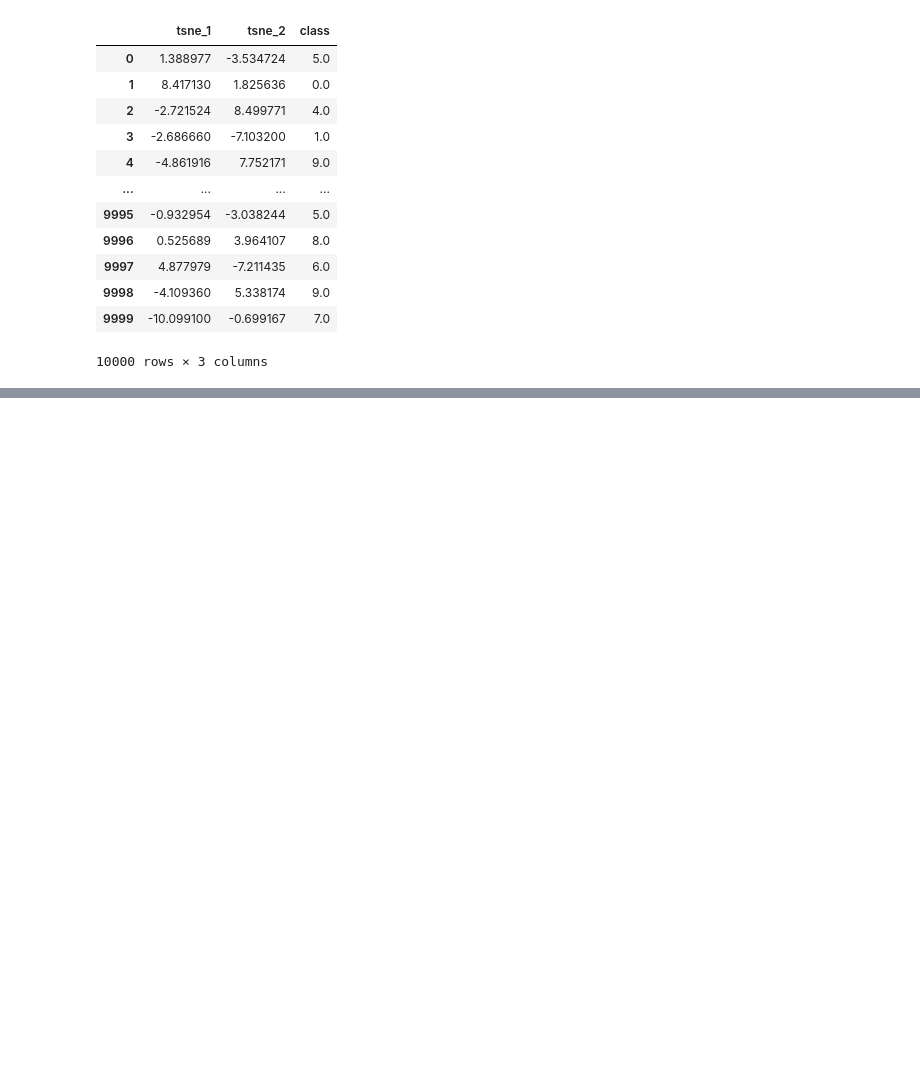
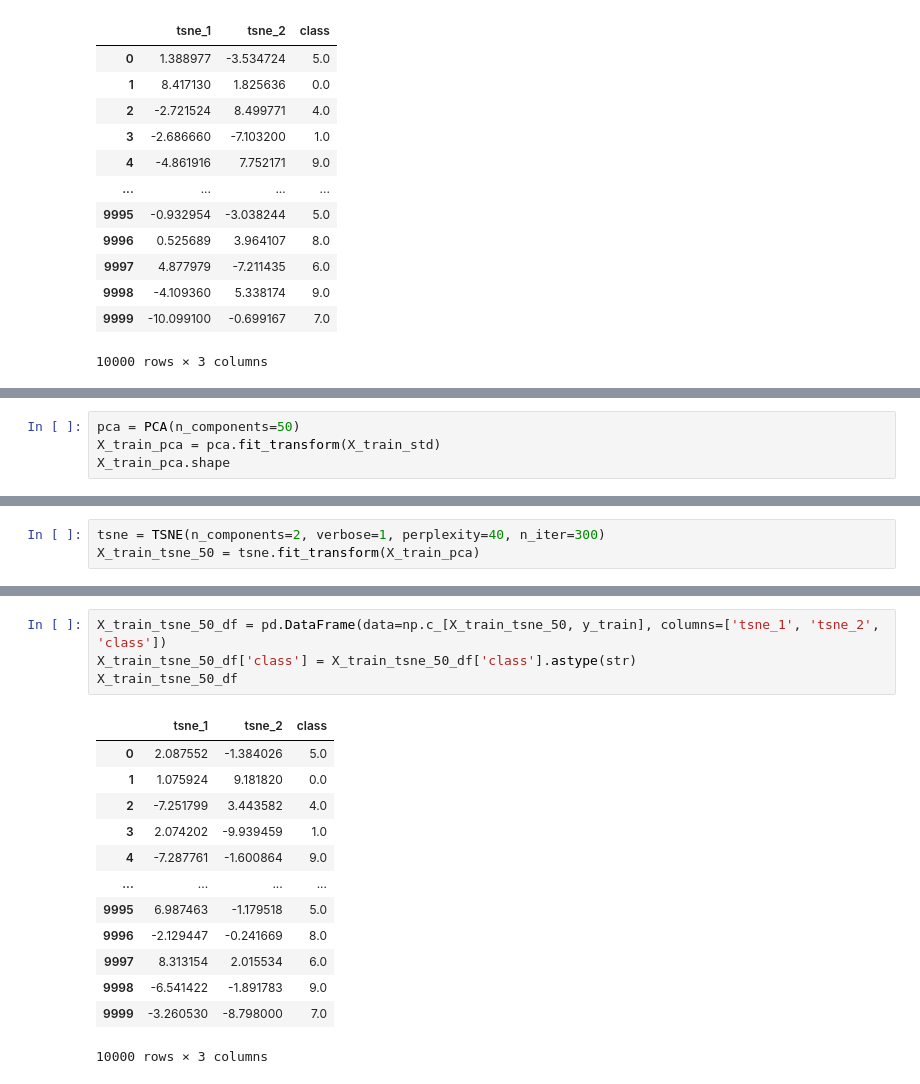
Before and after one commit to krakowiakpawel9/ml_course, a Jupyter notebook: ul/11_tsne.ipynb, the cells around one changed output, grey strips where cells are left out. Saved outputs shown, nothing was run; the diff lists cells and outputs as text; blank space fills up the shorter version.

```diff
--- a/ul/11_tsne.ipynb
+++ b/ul/11_tsne.ipynb
@@ -169,0 +188,4 @@ px.scatter(X_train_tsne_df, x='tsne_1', y='tsne_2', color='class', opacity=0.5,
+# %%
+pca = PCA(n_components=50)
+X_train_pca = pca.fit_transform(X_train_std)
+X_train_pca.shape
@@ -169,0 +194,3 @@ px.scatter(X_train_tsne_df, x='tsne_1', y='tsne_2', color='class', opacity=0.5,
+# %%
+tsne = TSNE(n_components=2, verbose=1, perplexity=40, n_iter=300)
+X_train_tsne_50 = tsne.fit_transform(X_train_pca)
@@ -169,0 +214,18 @@ px.scatter(X_train_tsne_df, x='tsne_1', y='tsne_2', color='class', opacity=0.5,
+# %%
+X_train_tsne_50_df = pd.DataFrame(data=np.c_[X_train_tsne_50, y_train], columns=['tsne_1', 'tsne_2', 'class'])
+X_train_tsne_50_df['class'] = X_train_tsne_50_df['class'].astype(str)
+X_train_tsne_50_df
+# %% [output]
+|  | tsne_1 | tsne_2 | class |
+| 0 | 2.087552 | -1.384026 | 5.0 |
+| 1 | 1.075924 | 9.181820 | 0.0 |
+| 2 | -7.251799 | 3.443582 | 4.0 |
+| 3 | 2.074202 | -9.939459 | 1.0 |
+| 4 | -7.287761 | -1.600864 | 9.0 |
+| ... | ... | ... | ... |
+| 9995 | 6.987463 | -1.179518 | 5.0 |
+| 9996 | -2.129447 | -0.241669 | 8.0 |
+| 9997 | 8.313154 | 2.015534 | 6.0 |
+| 9998 | -6.541422 | -1.891783 | 9.0 |
+| 9999 | -3.260530 | -8.798000 | 7.0 |
+10000 rows × 3 columns
```
Also changed, not shown: parts of 11 cells of this notebook.
